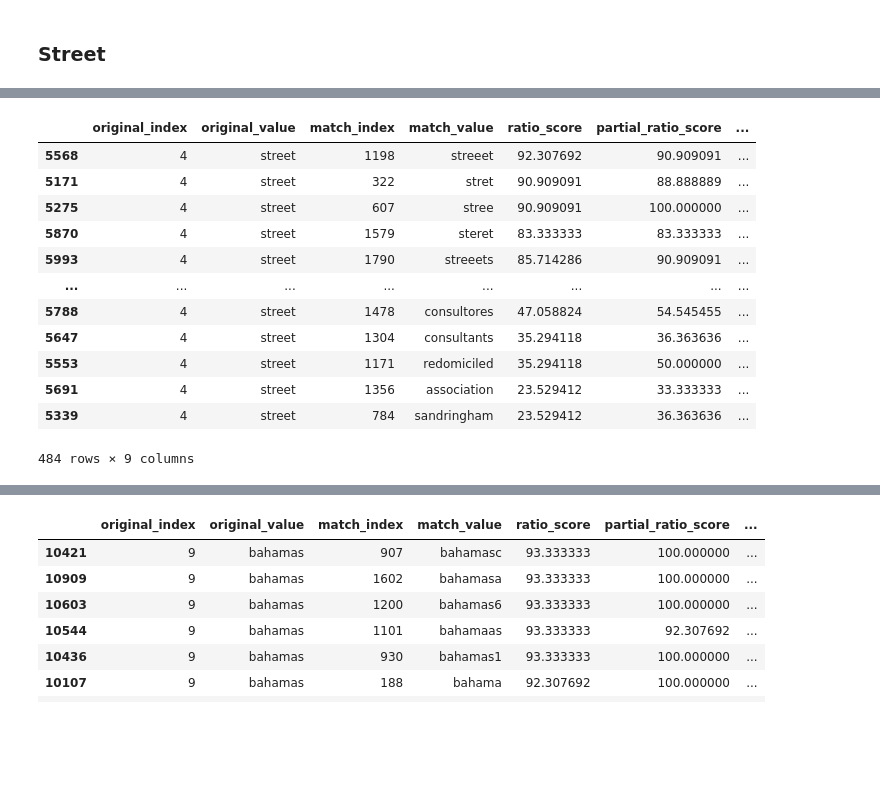
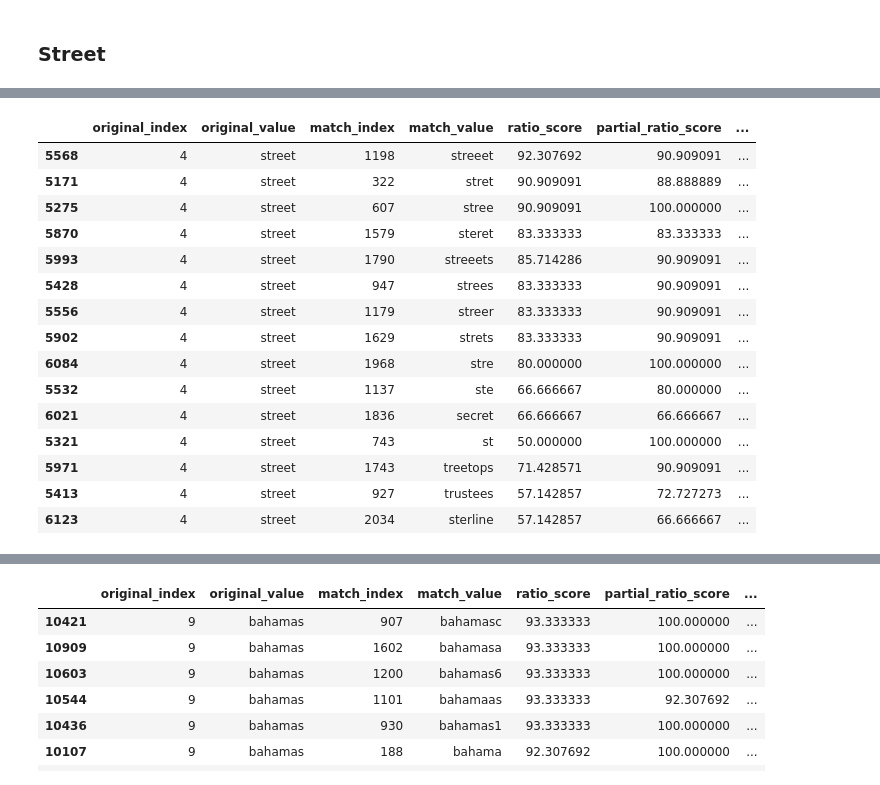
Before and after one commit to julielinx/icij_investigation, a Jupyter notebook: address_parsing/03_icijAddress_fuzzyMatch.ipynb, the cells around one changed output, grey strips where cells are left out. Drawn from its saved outputs; the diff is of its cells as text; code cells hidden in the pictures; blank space fills up the shorter version.

```diff
--- a/address_parsing/03_icijAddress_fuzzyMatch.ipynb
+++ b/address_parsing/03_icijAddress_fuzzyMatch.ipynb
@@ -432,16 +522,19 @@ fuzzy_words_df[(fuzzy_words_df['original_value']=='street') & (fuzzy_words_df['t
 # %%
-fuzzy_words_df[(fuzzy_words_df['original_value']=='street') & (fuzzy_words_df['jaro_winkler_score']>50)].sort_values('jaro_winkler_score', ascending=False)
+fuzzy_words_df[(fuzzy_words_df['original_value']=='street') & (fuzzy_words_df['jaro_winkler_score']>80)].sort_values(['jaro_winkler_score', 'original_value'], ascending=False)
 # %% [output]
 |  | original_index | original_value | match_index | match_value | ratio_score | partial_ratio_score | ... |
 | 5568 | 4 | street | 1198 | streeet | 92.307692 | 90.909091 | ... |
 | 5171 | 4 | street | 322 | stret | 90.909091 | 88.888889 | ... |
 | 5275 | 4 | street | 607 | stree | 90.909091 | 100.000000 | ... |
 | 5870 | 4 | street | 1579 | steret | 83.333333 | 83.333333 | ... |
 | 5993 | 4 | street | 1790 | streeets | 85.714286 | 90.909091 | ... |
-| ... | ... | ... | ... | ... | ... | ... | ... |
-| 5788 | 4 | street | 1478 | consultores | 47.058824 | 54.545455 | ... |
-| 5647 | 4 | street | 1304 | consultants | 35.294118 | 36.363636 | ... |
-| 5553 | 4 | street | 1171 | redomiciled | 35.294118 | 50.000000 | ... |
-| 5691 | 4 | street | 1356 | association | 23.529412 | 33.333333 | ... |
-| 5339 | 4 | street | 784 | sandringham | 23.529412 | 36.363636 | ... |
+| 5428 | 4 | street | 947 | strees | 83.333333 | 90.909091 | ... |
+| 5556 | 4 | street | 1179 | streer | 83.333333 | 90.909091 | ... |
+| 5902 | 4 | street | 1629 | strets | 83.333333 | 90.909091 | ... |
+| 6084 | 4 | street | 1968 | stre | 80.000000 | 100.000000 | ... |
+| 5532 | 4 | street | 1137 | ste | 66.666667 | 80.000000 | ... |
+| 6021 | 4 | street | 1836 | secret | 66.666667 | 66.666667 | ... |
+| 5321 | 4 | street | 743 | st | 50.000000 | 100.000000 | ... |
+| 5971 | 4 | street | 1743 | treetops | 71.428571 | 90.909091 | ... |
+| 5413 | 4 | street | 927 | trustees | 57.142857 | 72.727273 | ... |
+| 6123 | 4 | street | 2034 | sterline | 57.142857 | 66.666667 | ... |
-484 rows × 9 columns
```
Also changed, not shown: parts of 51 cells of this notebook, 1 other file.
